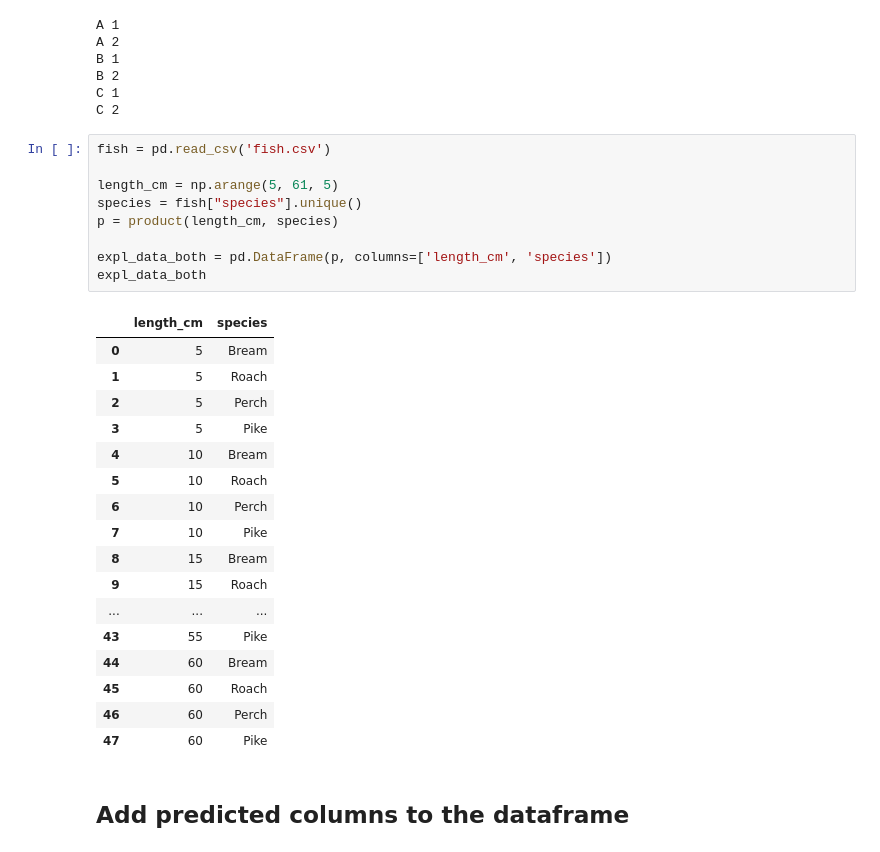
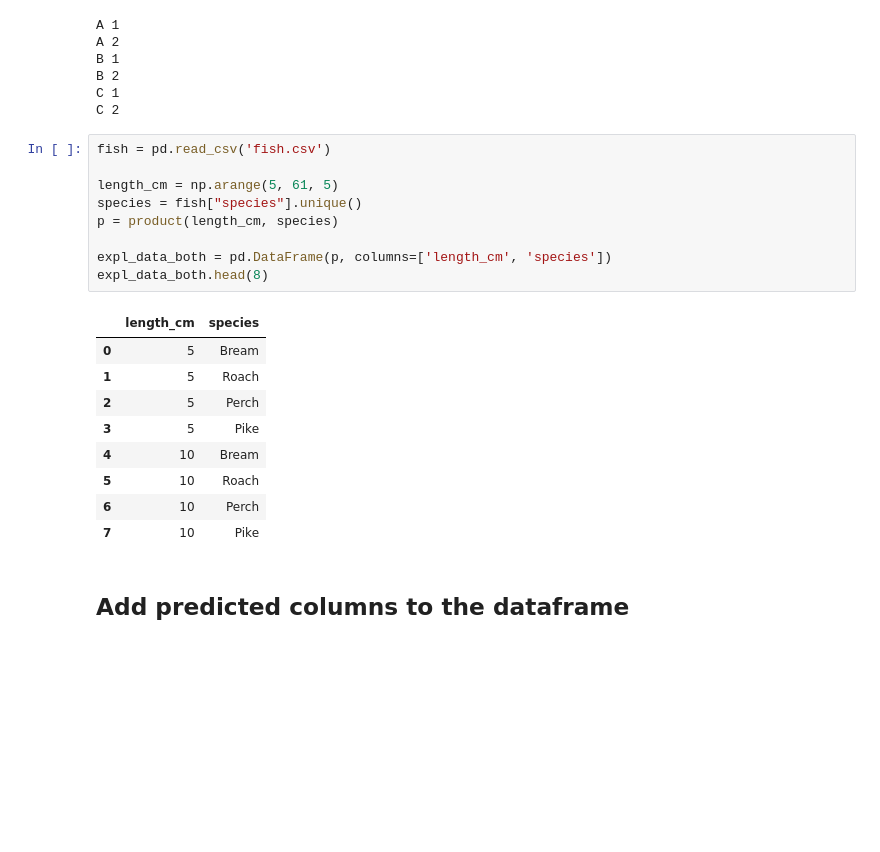
Before and after one commit to armeros/DC_Stats, a Jupyter notebook: statsmodels_intermediate/Intermediate_Statsmodels.ipynb, the cells around one changed output. Saved outputs shown, nothing was run; the diff lists cells and outputs as text; blank space fills up the shorter version.

```diff
--- a/statsmodels_intermediate/Intermediate_Statsmodels.ipynb
+++ b/statsmodels_intermediate/Intermediate_Statsmodels.ipynb
@@ -290,30 +340,22 @@ C 2
 # %%
 fish = pd.read_csv('fish.csv')
 
 length_cm = np.arange(5, 61, 5)
 species = fish["species"].unique()
 p = product(length_cm, species)
 
 expl_data_both = pd.DataFrame(p, columns=['length_cm', 'species'])
-expl_data_both
+expl_data_both.head(8)
 # %% [output]
 |  | length_cm | species |
 | 0 | 5 | Bream |
 | 1 | 5 | Roach |
 | 2 | 5 | Perch |
 | 3 | 5 | Pike |
 | 4 | 10 | Bream |
 | 5 | 10 | Roach |
 | 6 | 10 | Perch |
 | 7 | 10 | Pike |
-| 8 | 15 | Bream |
-| 9 | 15 | Roach |
-| ... | ... | ... |
-| 43 | 55 | Pike |
-| 44 | 60 | Bream |
-| 45 | 60 | Roach |
-| 46 | 60 | Perch |
-| 47 | 60 | Pike |
 # %% [markdown]
 ## **Add predicted columns to the dataframe**
 # %%
```
Also changed, not shown: parts of 135 cells of this notebook.
